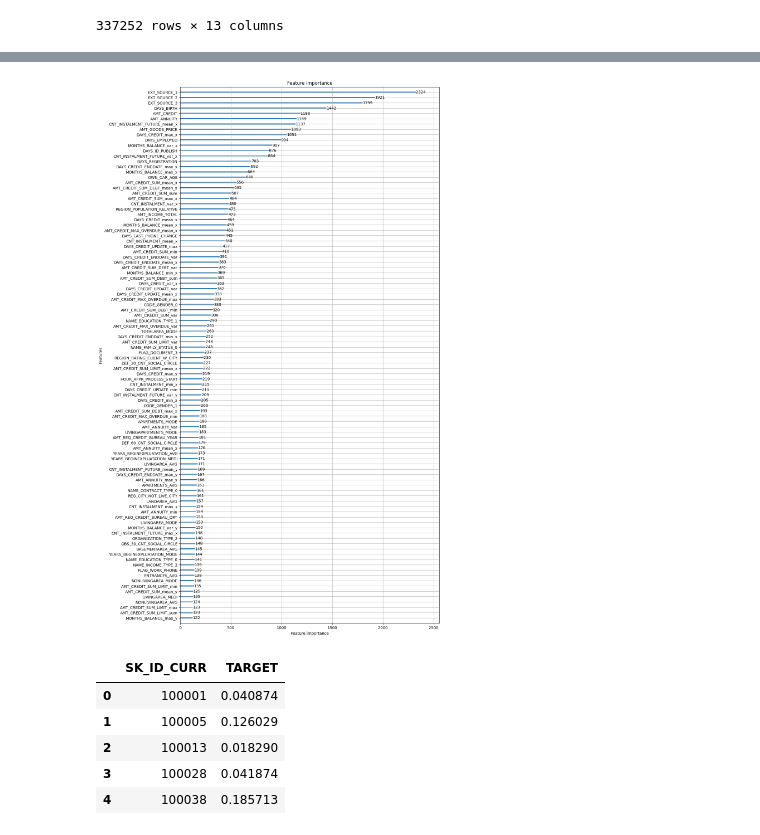
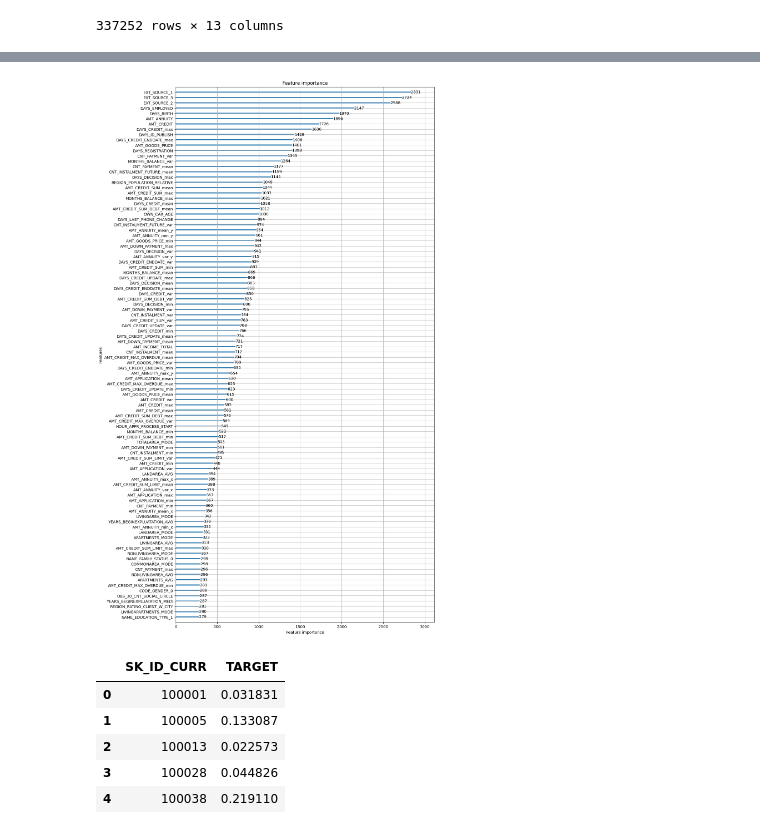
Before and after one commit to griffin-brown-95/EDA, a Jupyter notebook: group_model.ipynb, the cells around one changed output, grey strips where cells are left out. Saved outputs shown, nothing was run; the diff lists cells and outputs as text; code cells hidden in the pictures.

Commit message:
added models

```diff
--- a/group_model.ipynb
+++ b/group_model.ipynb
@@ -223,0 +375,2 @@ Name: count, dtype: int64
+# %%
+full_df = full_df.merge(right=aggregated_pa, how='left', on='SK_ID_CURR')
@@ -223,0 +379,5 @@ Name: count, dtype: int64
+# %%
+dropped_columns = ['SK_ID_CURR', 'train', 'test']
+kept_columns = [col for col in full_df.columns if col not in dropped_columns]
+train_X = full_df[full_df['train'] == True][kept_columns]
+test_X = full_df[full_df['test'] == True][kept_columns]
@@ -223,0 +390,4 @@ Name: count, dtype: int64
+# %%
+x_train, x_val, y_train, y_val = train_test_split(train_X, y, test_size=0.2, random_state=88)
+lgb_train = lgb.Dataset(data=x_train, label=y_train)
+lgb_eval = lgb.Dataset(data=x_val, label=y_val)
@@ -241,12 +428,23 @@ lgb_eval = lgb.Dataset(data=x_val, label=y_val)
 # %%
-params = {'task': 'train', 'boosting_type': 'gbdt', 'objective': 'binary', 'metric': 'auc',
-          'learning_rate': 0.01, 'num_leaves': 48, 'num_iteration': 1000, 'verbose': 0 ,
-          'colsample_bytree':.8, 'subsample':.9, 'max_depth':7, 'reg_alpha':.1, 'reg_lambda':.1,
-          'min_split_gain':.01, 'min_child_weight':1}
-model = lgb.train(params,
+lgb_params = {'task': 'train',
+          'boosting_type': 'gbdt',
+          'objective': 'binary',
+          'metric': 'auc',
+          'learning_rate': 0.01,
+          'num_leaves': 48,
+          'num_iteration': 2000,
+          'verbose': 0 ,
+          'colsample_bytree':.8,
+          'subsample':.9,
+          'max_depth': 8,
+          'reg_alpha':.1,
+          'reg_lambda':.1,
+          'min_split_gain':.01,
+          'min_child_weight':1
+          }
+lgb_model = lgb.train(lgb_params,
                   lgb_train,
                   valid_sets=lgb_eval)
-                  #verbose_eval=200)
 # %% [output]
 [LightGBM] [Warning] No further splits with positive gain, best gain: -inf
 [LightGBM] [Warning] No further splits with positive gain, best gain: -inf
@@ -268,9 +461,9 @@ model = lgb.train(params,
 # %%
-lgb.plot_importance(model, figsize=(12, 25), max_num_features=100);
+lgb.plot_importance(lgb_model, figsize=(12, 25), max_num_features=100);
 # %% [output]
-[figure, old version]
+[figure, new version]
 # %%
-preds = model.predict(test_X)
+preds = lgb_model.predict(test_X)
 sub_lgb = pd.DataFrame()
 sub_lgb['SK_ID_CURR'] = test_id
 sub_lgb['TARGET'] = preds
@@ -278,8 +471,8 @@ sub_lgb.to_csv("lgb_model.csv", index=False)
 sub_lgb.head()
 # %% [output]
 |  | SK_ID_CURR | TARGET |
-| 0 | 100001 | 0.040874 |
-| 1 | 100005 | 0.126029 |
-| 2 | 100013 | 0.018290 |
-| 3 | 100028 | 0.041874 |
-| 4 | 100038 | 0.185713 |
+| 0 | 100001 | 0.031831 |
+| 1 | 100005 | 0.133087 |
+| 2 | 100013 | 0.022573 |
+| 3 | 100028 | 0.044826 |
+| 4 | 100038 | 0.219110 |
```
Also changed, not shown: parts of 48 cells of this notebook, 3 other files.
